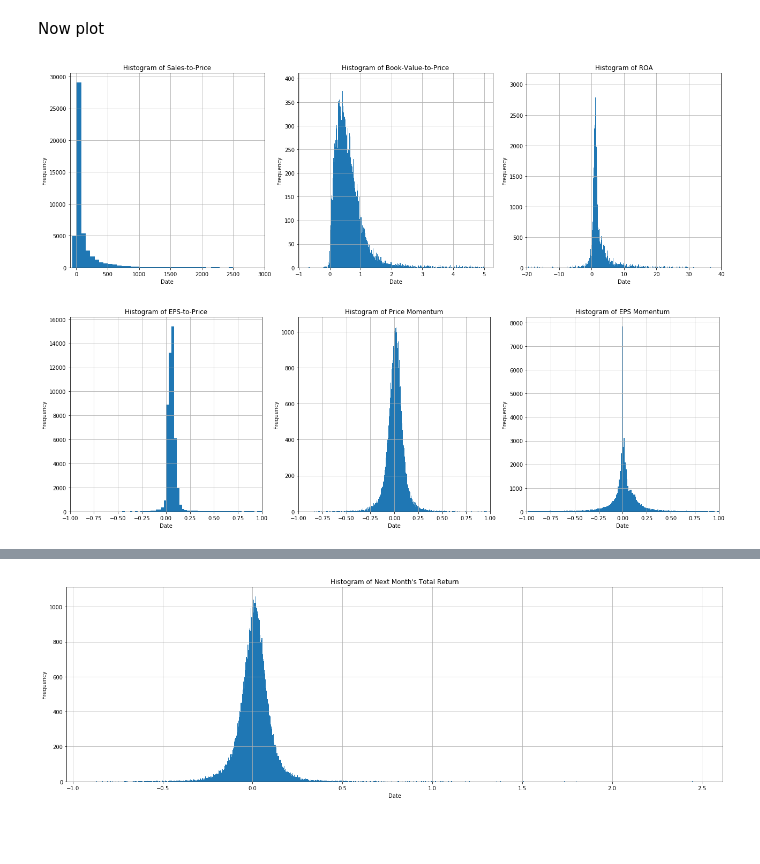
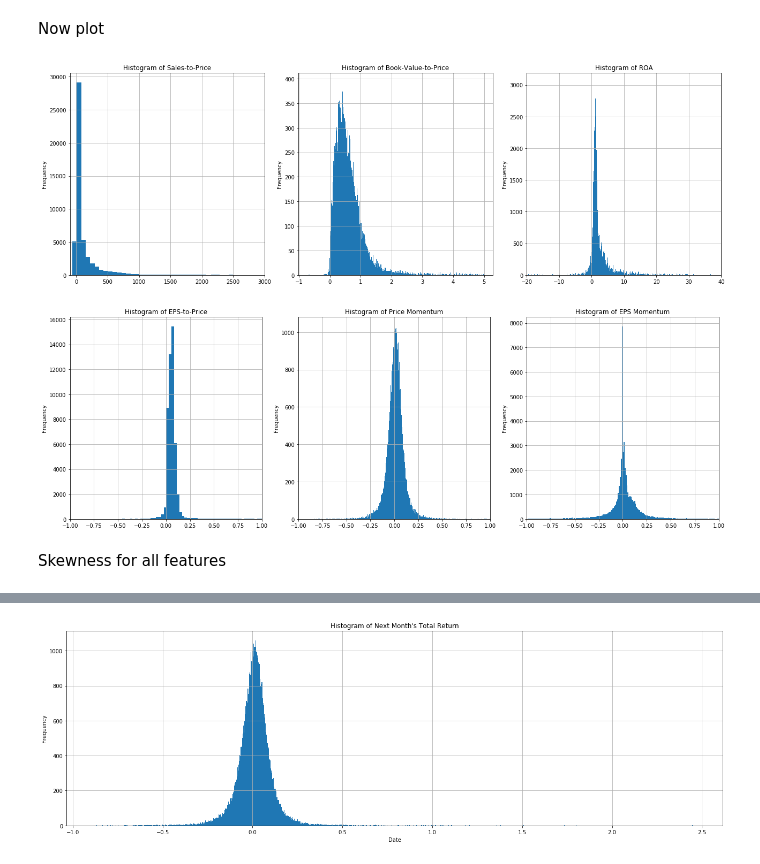
Before and after one commit to pd0687/DSprojects, a Jupyter notebook: capstone2/EDA.ipynb, the cells around one changed output, grey strips where cells are left out. Cells and saved outputs as stored; diff of their text form; code cells hidden in the pictures; blank space fills up the shorter version.

```diff
--- a/capstone2/EDA.ipynb
+++ b/capstone2/EDA.ipynb
@@ -187,41 +194,43 @@ Now plot
 fig, axs = plt.subplots(1, 3, figsize=(18, 6), sharey=False)
 
 ax = data['SALES_PRICE'].plot(kind='hist', bins=1000, ax=axs[0])
-ax.set(title='Histogram of Sales-to-Price', xlabel='Date')
+ax.set(title='Histogram of Sales-to-Price')
 ax.set_xlim([-100,3000])
 ax.grid(which='both')
 
 ax = short_BV['BV_PRICE'].plot(kind='hist', bins=1000, ax=axs[1])
-ax.set(title='Histogram of Book-Value-to-Price', xlabel='Date')
+ax.set(title='Histogram of Book-Value-to-Price')
 ax.grid(which='both')
 
 ax = data['ROA'].plot(kind='hist', bins=1000, ax=axs[2])
-ax.set(title='Histogram of ROA', xlabel='Date')
+ax.set(title='Histogram of ROA')
 ax.set_xlim([-20,40])
 ax.grid(which='both')
 
 plt.tight_layout()
 plt.show()
 
 fig, axs = plt.subplots(1, 3, figsize=(18, 6), sharey=False)
 
 ax = data['EPS_PRICE'].plot(kind='hist', bins=10000, ax=axs[0])
-ax.set(title='Histogram of EPS-to-Price', xlabel='Date')
+ax.set(title='Histogram of EPS-to-Price')
 ax.set_xlim([-1,1])
 ax.grid(which='both')
 
 ax = data['PRICE_MOMENTUM'].plot(kind='hist', bins=1000, ax=axs[1])
-ax.set(title='Histogram of Price Momentum', xlabel='Date')
+ax.set(title='Histogram of Price Momentum')
 ax.set_xlim([-1,1])
 ax.grid(which='both')
 
 ax = short_EPSMOM['EPS_MOMENTUM'].plot(kind='hist', bins=1000, ax=axs[2])
-ax.set(title='Histogram of EPS Momentum', xlabel='Date')
+ax.set(title='Histogram of EPS Momentum')
 ax.set_xlim([-1,1])
 ax.grid(which='both')
 
 plt.tight_layout()
 plt.show()
 # %% [output]
-[figure, old version]
+[figure, new version]
-[figure, old version]
+[figure, new version]
+# %% [markdown]
+Skewness for all features
```
Also changed, not shown: parts of 33 cells of this notebook.
